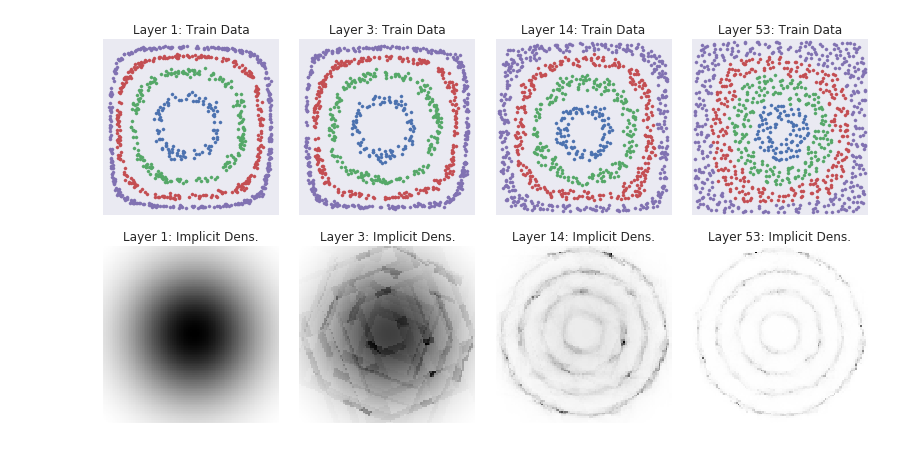
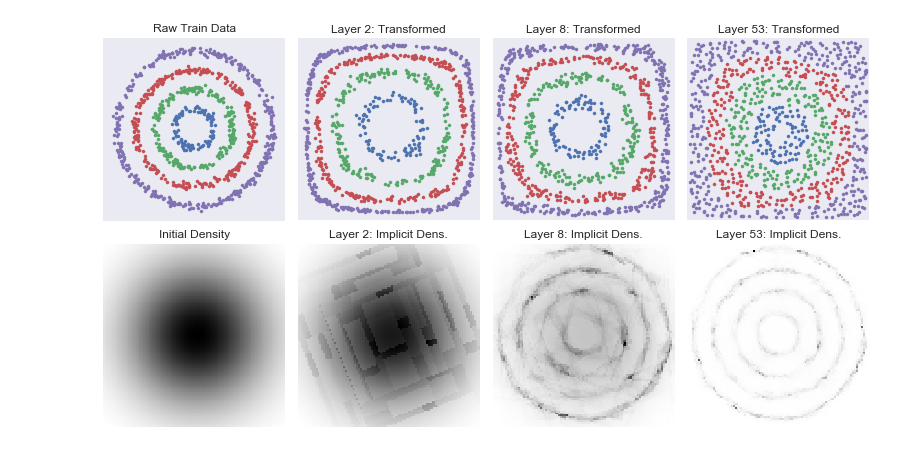
Before and after one commit to davidinouye/destructive-deep-learning, a Jupyter notebook: notebooks/demo_toy_experiment.ipynb, the cells around one changed output. Drawn from its saved outputs; the diff is of its cells as text; code cells hidden in the pictures.

Commit message:
Fixed figure and enabled skipping mlpack destructors if not installed

```diff
--- a/notebooks/demo_toy_experiment.ipynb
+++ b/notebooks/demo_toy_experiment.ipynb
@@ -378,42 +392,49 @@ plt.show()
 selected_res = next(res for res in results_arr if res['destructor_name'] == 'DensityTree (0.9)')
 selected_destructor = selected_res['fitted_destructor']
 n_layers = len(selected_destructor.fitted_destructors_)
-disp_layers = np.minimum(n_layers - 1, np.logspace(0, np.log10(n_layers + 1), 4, dtype=np.int) - 1)
+disp_layers = np.concatenate(([0], np.minimum(n_layers, np.logspace(0, np.log10(n_layers), 3, dtype=np.int))))
 
 fig, axes = plt.subplots(2, len(disp_layers), figsize=np.array([11, 6]))
 axes = axes.transpose()
 for li, axes_col in zip(disp_layers, axes):
     partial_idx = np.arange(li + 1)
-    Z_partial_train = selected_destructor.transform(X_train, partial_idx=partial_idx)
+    if li == 0:
+        Z_partial_train = X_train
+        data_title = 'Raw Train Data'
+        density_title = 'Initial Density'
+    else:
+        Z_partial_train = selected_destructor.transform(X_train, partial_idx=partial_idx)
+        data_title = 'Layer %d: Transformed' % (li+1)
+        density_title = 'Layer %d: Implicit Dens.' % (li+1)
 
     # Create grid of points (extend slightly beyond min and maximum of data)
     n_query = 100
     perc_extend = 0.02
     bounds = np.array([np.min(D.X, axis=0), np.max(D.X, axis=0)]).transpose()
     bounds_diff = bounds[:, 1] - bounds[:, 0]
     bounds[:, 0] -= perc_extend / 2 * bounds_diff
     bounds[:, 1] += perc_extend / 2 * bounds_diff
     x_q = np.linspace(*bounds[0, :], num=n_query)
     y_q = np.linspace(*bounds[1, :], num=n_query)
     X_grid, Y_grid = np.meshgrid(x_q, y_q)
     X_query = np.array([X_grid.ravel(), Y_grid.ravel()]).transpose()
 
     # Get density values along grid
     log_pdf_grid = selected_destructor.score_samples(
         X_query, partial_idx=partial_idx).reshape(n_query, -1)
     pdf_grid = np.exp(np.maximum(log_pdf_grid, -16))
 
     # Show scatter plot
     _scatter_X_y(Z_partial_train, y_train, axes_col[0], s=10)
-    _clean_axis(axes_col[0], limits=[[0, 1], [0, 1]])
-    axes_col[0].set_title('Layer %d: Train Data' % (li+1))
+    _clean_axis(axes_col[0], limits=[[0, 1], [0, 1]] if li > 0 else None)
+    axes_col[0].set_title(data_title)
 
     # Show density
     axes_col[1].pcolormesh(X_grid, Y_grid, -pdf_grid, cmap='gray', zorder=-1)
     _clean_axis(axes_col[1])
-    axes_col[1].set_title('Layer %d: Implicit Dens.' % (li+1))
+    axes_col[1].set_title(density_title)
 
 plt.tight_layout()
 plt.show()
 # %% [output]
-[figure, old version]
+[figure, new version]
```
Also changed, not shown: parts of 6 cells of this notebook.
